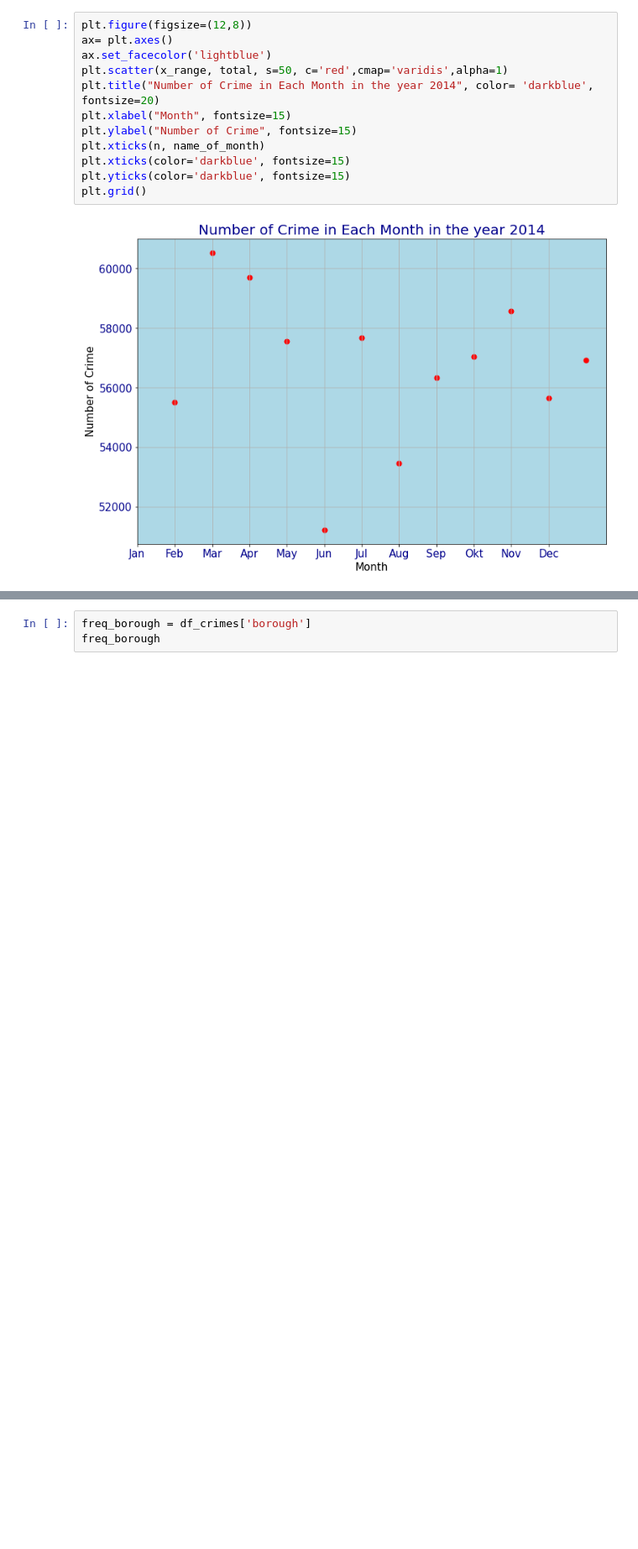
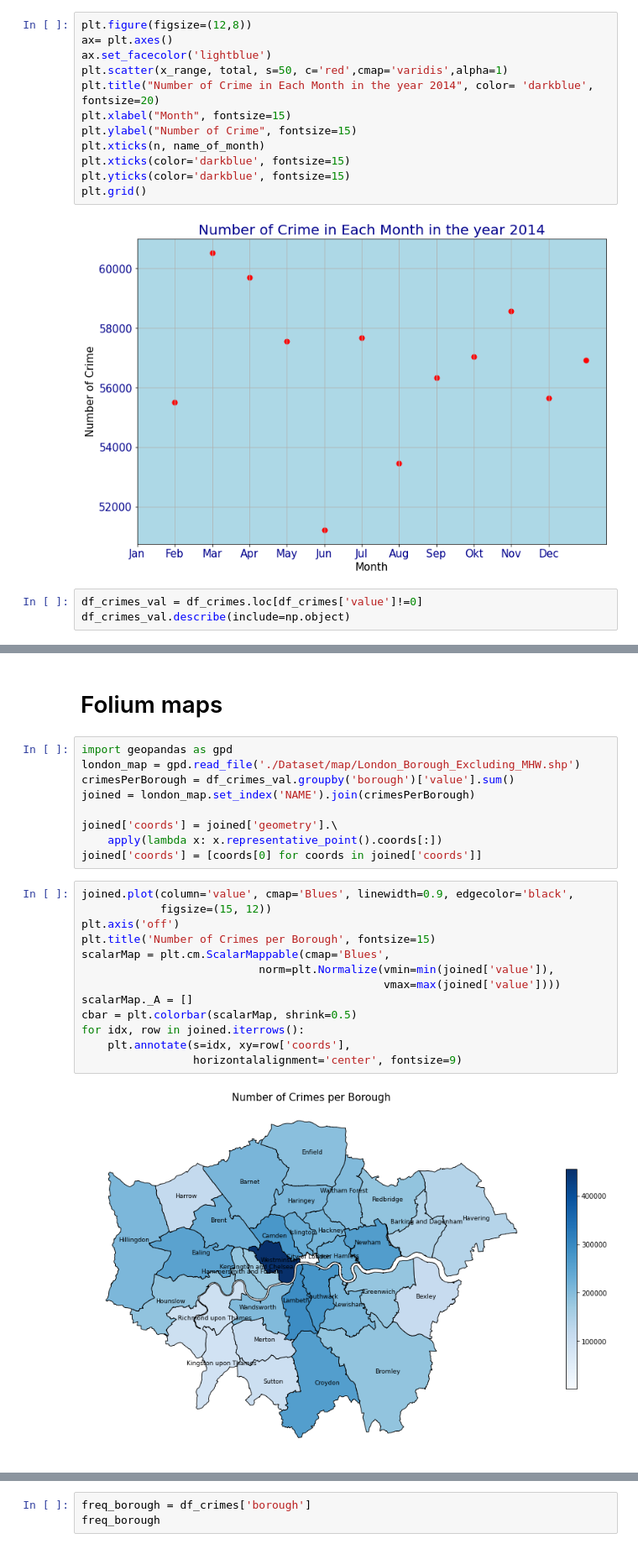
Before and after one commit to safiraauliar/Assignment-DataScience-Hacktiv8, a Jupyter notebook: PYTN-Assgn_1_03_SafiraAuliaRohmah.ipynb, the cells around one changed output, grey strips where cells are left out. Shown at 84% size. Saved outputs shown, nothing was run; the diff lists cells and outputs as text; blank space fills up the shorter version.

Commit message:
adding some visualization

```diff
--- a/PYTN-Assgn_1_03_SafiraAuliaRohmah.ipynb
+++ b/PYTN-Assgn_1_03_SafiraAuliaRohmah.ipynb
@@ -282,3 +282,6 @@ plt.yticks(color='darkblue', fontsize=15)
 plt.grid()
 # %% [output]
 [figure]
+# %%
+df_crimes_val = df_crimes.loc[df_crimes['value']!=0]
+df_crimes_val.describe(include=np.object)
@@ -284,0 +294,26 @@ plt.grid()
+# %% [markdown]
+# Folium maps
+# %%
+import geopandas as gpd
+london_map = gpd.read_file('./Dataset/map/London_Borough_Excluding_MHW.shp')
+crimesPerBorough = df_crimes_val.groupby('borough')['value'].sum()
+joined = london_map.set_index('NAME').join(crimesPerBorough)
+
+joined['coords'] = joined['geometry'].\
+    apply(lambda x: x.representative_point().coords[:])
+joined['coords'] = [coords[0] for coords in joined['coords']]
+# %%
+joined.plot(column='value', cmap='Blues', linewidth=0.9, edgecolor='black',
+            figsize=(15, 12))
+plt.axis('off')
+plt.title('Number of Crimes per Borough', fontsize=15)
+scalarMap = plt.cm.ScalarMappable(cmap='Blues',
+                           norm=plt.Normalize(vmin=min(joined['value']),
+                                              vmax=max(joined['value'])))
+scalarMap._A = []
+cbar = plt.colorbar(scalarMap, shrink=0.5)
+for idx, row in joined.iterrows():
+    plt.annotate(s=idx, xy=row['coords'],
+                 horizontalalignment='center', fontsize=9)
+# %% [output]
+[figure, added]
```
Also changed, not shown: parts of 12 cells of this notebook.
